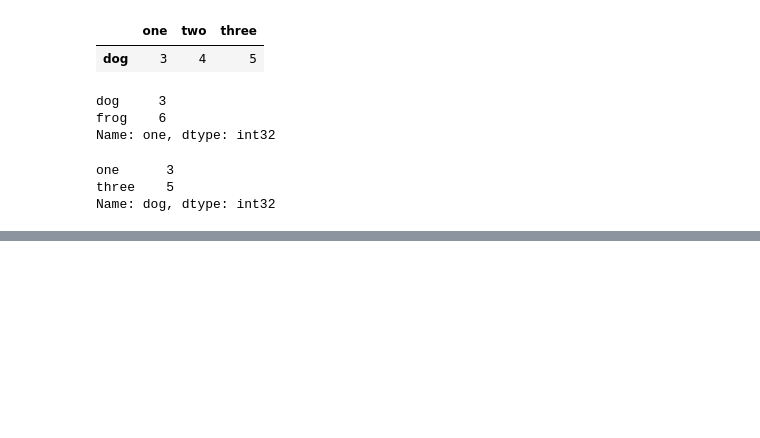
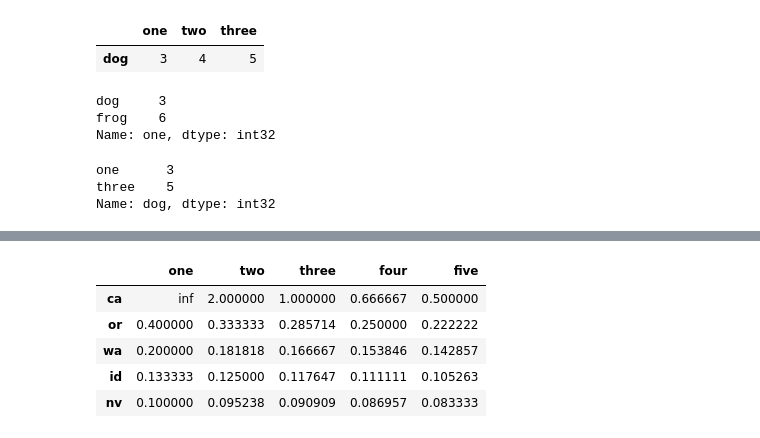
Before and after one commit to jordanmoritz/PythonDataAnalysis, a Jupyter notebook: Pandas/Essential Functionality.ipynb, the cells around one changed output, grey strips where cells are left out. Cells and saved outputs as stored; diff of their text form; code cells hidden in the pictures; blank space fills up the shorter version.

```diff
--- a/Pandas/Essential Functionality.ipynb
+++ b/Pandas/Essential Functionality.ipynb
@@ -105,0 +188,10 @@ Name: dog, dtype: int32
+# %%
+# Arithmetic operations easy as numpy!
+2 / df1
+# %% [output]
+|  | one | two | three | four | five |
+| ca | inf | 2.000000 | 1.000000 | 0.666667 | 0.500000 |
+| or | 0.400000 | 0.333333 | 0.285714 | 0.250000 | 0.222222 |
+| wa | 0.200000 | 0.181818 | 0.166667 | 0.153846 | 0.142857 |
+| id | 0.133333 | 0.125000 | 0.117647 | 0.111111 | 0.105263 |
+| nv | 0.100000 | 0.095238 | 0.090909 | 0.086957 | 0.083333 |
```
Also changed, not shown: parts of 18 cells of this notebook.
